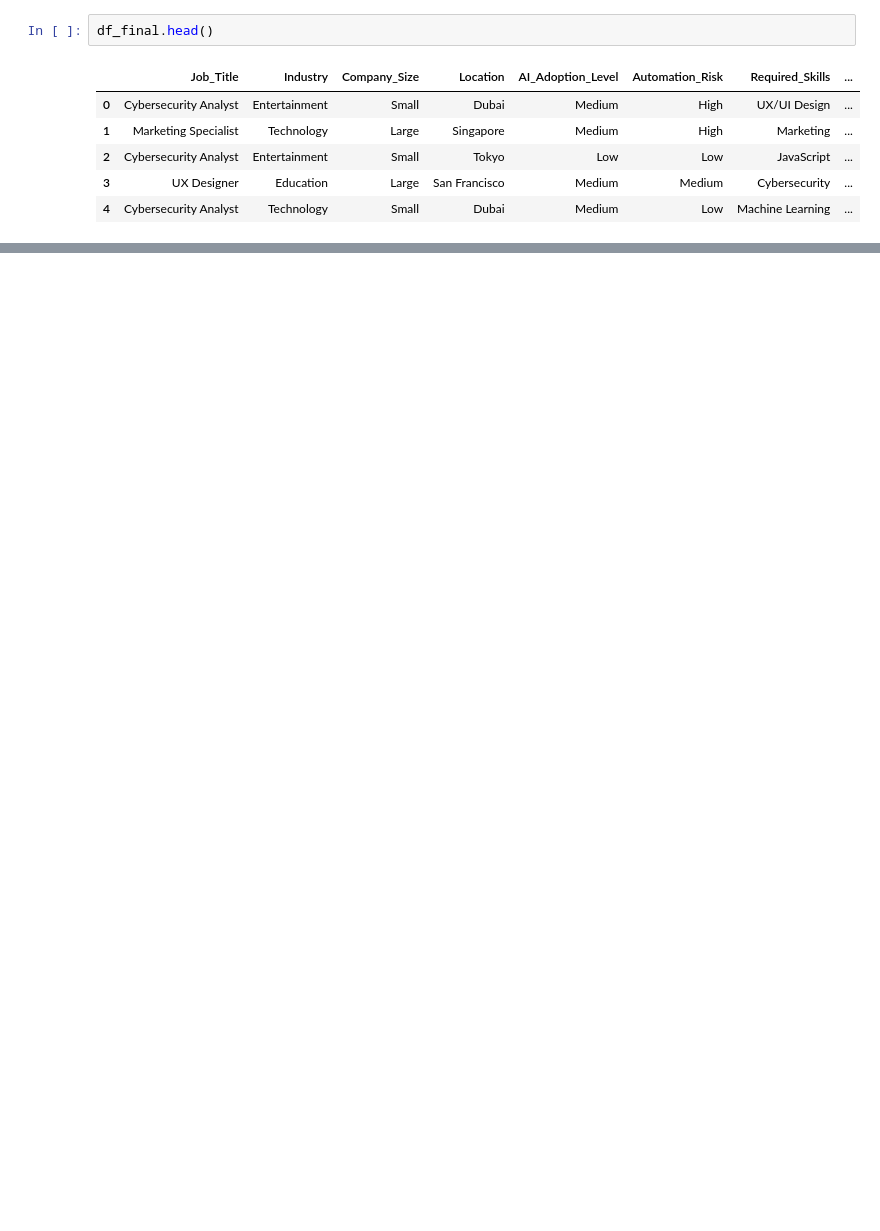
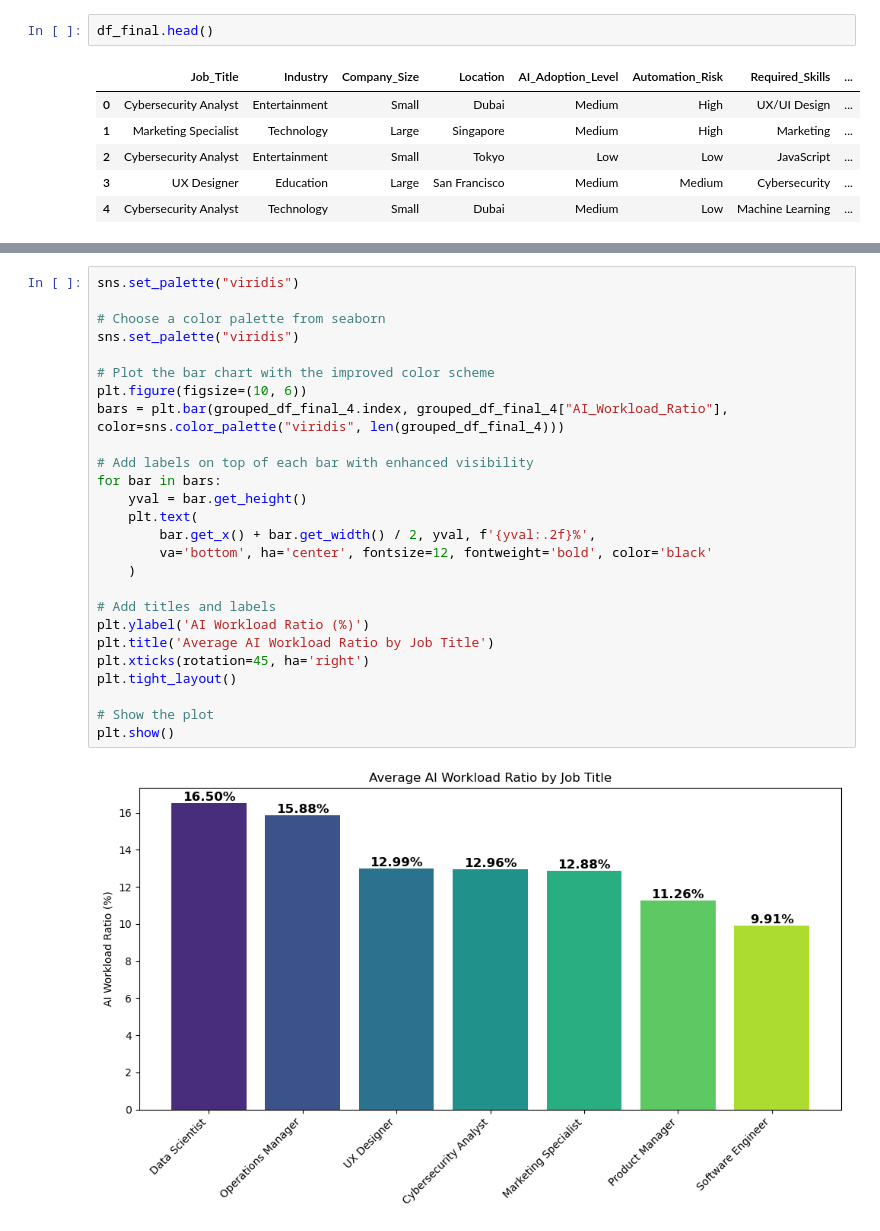
Before and after one commit to GeorgiosKoutroumanos/project-2-SQL-From-Data-to-Insight, a Jupyter notebook: MAIN.ipynb, the cells around one changed output, grey strips where cells are left out. Drawn from its saved outputs; the diff is of its cells as text; blank space fills up the shorter version.

```diff
--- a/MAIN.ipynb
+++ b/MAIN.ipynb
@@ -401,3 +441,31 @@ average_ai_workload_ratio
+# %%
+sns.set_palette("viridis")
+
+# Choose a color palette from seaborn
+sns.set_palette("viridis")
+
+# Plot the bar chart with the improved color scheme
+plt.figure(figsize=(10, 6))
+bars = plt.bar(grouped_df_final_4.index, grouped_df_final_4["AI_Workload_Ratio"], color=sns.color_palette("viridis", len(grouped_df_final_4)))
+
+# Add labels on top of each bar with enhanced visibility
+for bar in bars:
+    yval = bar.get_height()
+    plt.text(
+        bar.get_x() + bar.get_width() / 2, yval, f'{yval:.2f}%',
+        va='bottom', ha='center', fontsize=12, fontweight='bold', color='black'
+    )
+
+# Add titles and labels
+plt.ylabel('AI Workload Ratio (%)')
+plt.title('Average AI Workload Ratio by Job Title')
+plt.xticks(rotation=45, ha='right')
+plt.tight_layout()
+
+# Show the plot
+plt.show()
+# %% [output]
+[figure, added]
 # %%
 # 4th insight focusing on Data Scientist role: We see the highest ratio 16.50%; which around 3.5% above the avergae value accross all roles.
 # And at the same time this role has low risk of automation.
```
Also changed, not shown: parts of 16 cells of this notebook, 2 other files.
